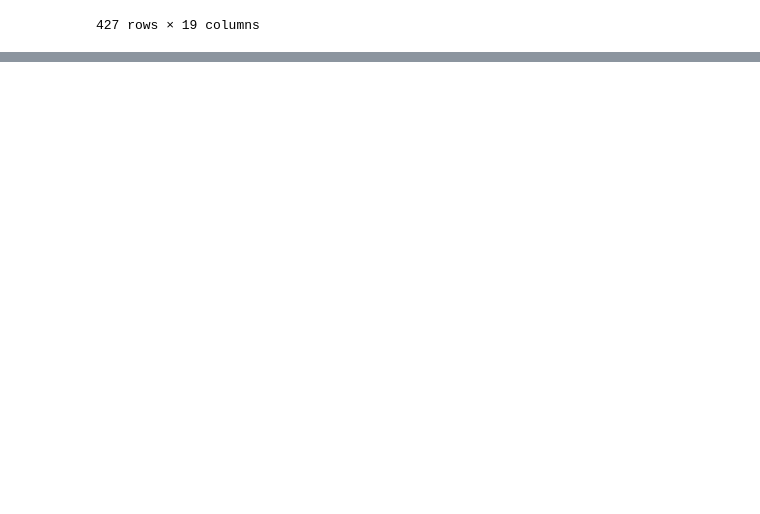
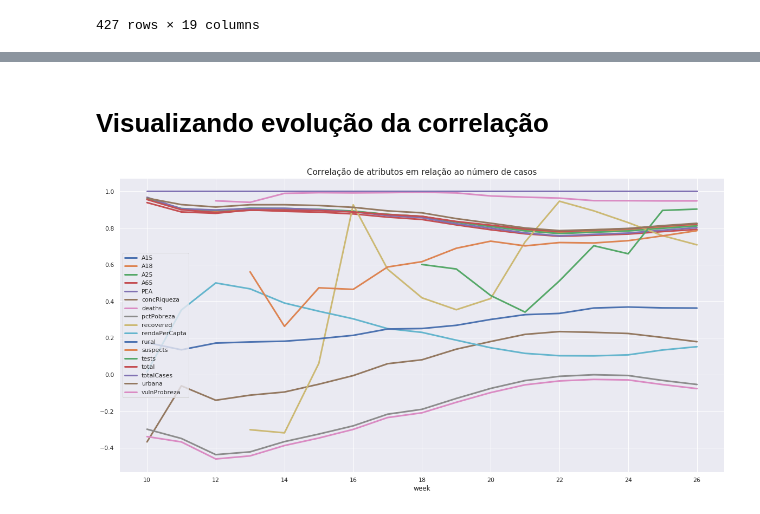
Before and after one commit to kenzosakiyama/corona_virus_brasil, a Jupyter notebook: notebooks/analise_de_semanas_epidemiologicas.ipynb, the cells around one changed output, grey strips where cells are left out. Saved outputs shown, nothing was run; the diff lists cells and outputs as text; code cells hidden in the pictures; blank space fills up the shorter version.

```diff
--- a/notebooks/analise_de_semanas_epidemiologicas.ipynb
+++ b/notebooks/analise_de_semanas_epidemiologicas.ipynb
@@ -44,0 +91,4 @@ estados_df.tail().loc[26]["totalCases"].sum()
+# %%
+data_df.reset_index(inplace=True)
+data_df.set_index("epi_week", inplace=True)
+data_df.sort_index(inplace=True)
@@ -44,0 +123,16 @@ estados_df.tail().loc[26]["totalCases"].sum()
+# %%
+weeks = data_df.index.unique()
+
+casos_corr_df = pd.DataFrame()
+obitos_corr_df = pd.DataFrame()
+
+for week in weeks:
+    if week == 9: continue
+    correlation = data_df.loc[week].corr()
+    casos_corr_df = casos_corr_df.append(correlation["totalCases"])
+    obitos_corr_df = obitos_corr_df.append(correlation["deaths"])
+# %%
+casos_corr_df["week"] = obitos_corr_df["week"] = weeks[1:]
+# %%
+casos_corr_df.set_index("week", inplace=True)
+obitos_corr_df.set_index("week", inplace=True)
@@ -44,0 +161,6 @@ estados_df.tail().loc[26]["totalCases"].sum()
+# %% [markdown]
+# Visualizando evolução da correlação
+# %%
+_ = casos_corr_df.plot(linewidth=3).set_title("Correlação de atributos em relação ao número de casos", size=15)
+# %% [output]
+[figure, added]
```
Also changed, not shown: parts of 20 cells of this notebook.
